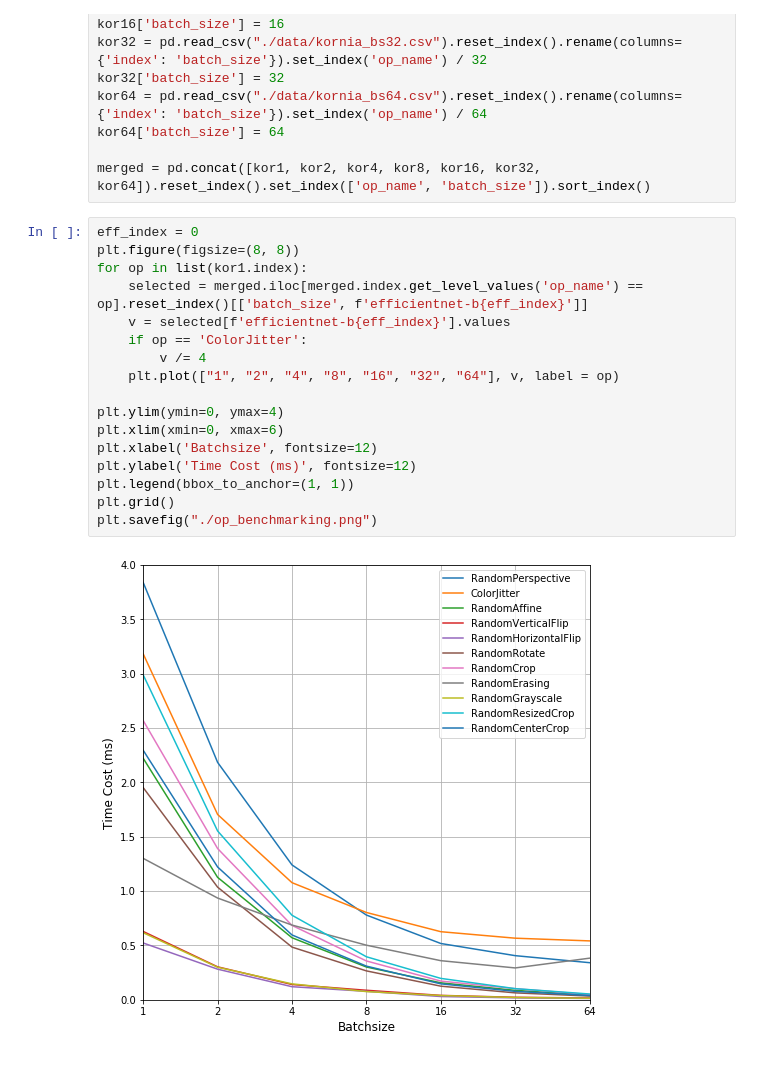
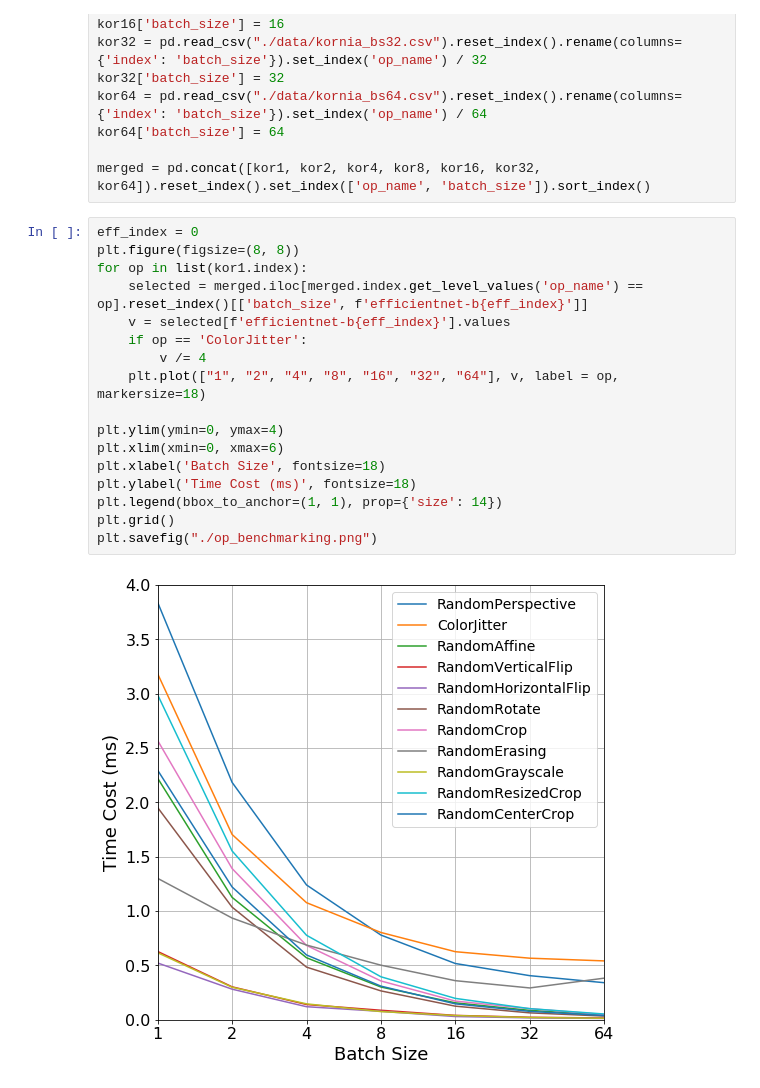
Before and after one commit to kornia/kornia-benchmark, a Jupyter notebook: op_benchmark/graph_maker.ipynb, the cells around one changed output. Drawn from its saved outputs; the diff is of its cells as text.

```diff
--- a/op_benchmark/graph_maker.ipynb
+++ b/op_benchmark/graph_maker.ipynb
@@ -74,19 +74,19 @@ merged = pd.concat([kor1, kor2, kor4, kor8, kor16, kor32, kor64]).reset_index().
 # %%
 eff_index = 0
 plt.figure(figsize=(8, 8))
 for op in list(kor1.index):
     selected = merged.iloc[merged.index.get_level_values('op_name') == op].reset_index()[['batch_size', f'efficientnet-b{eff_index}']]
     v = selected[f'efficientnet-b{eff_index}'].values
     if op == 'ColorJitter':
         v /= 4
-    plt.plot(["1", "2", "4", "8", "16", "32", "64"], v, label = op)
+    plt.plot(["1", "2", "4", "8", "16", "32", "64"], v, label = op, markersize=18)
 
 plt.ylim(ymin=0, ymax=4)
 plt.xlim(xmin=0, xmax=6)
-plt.xlabel('Batchsize', fontsize=12)
-plt.ylabel('Time Cost (ms)', fontsize=12)
-plt.legend(bbox_to_anchor=(1, 1))
+plt.xlabel('Batch Size', fontsize=18)
+plt.ylabel('Time Cost (ms)', fontsize=18)
+plt.legend(bbox_to_anchor=(1, 1), prop={'size': 14})
 plt.grid()
 plt.savefig("./op_benchmarking.png")
 # %% [output]
-[figure, old version]
+[figure, new version]
```
Also changed, not shown: 1 other file.
